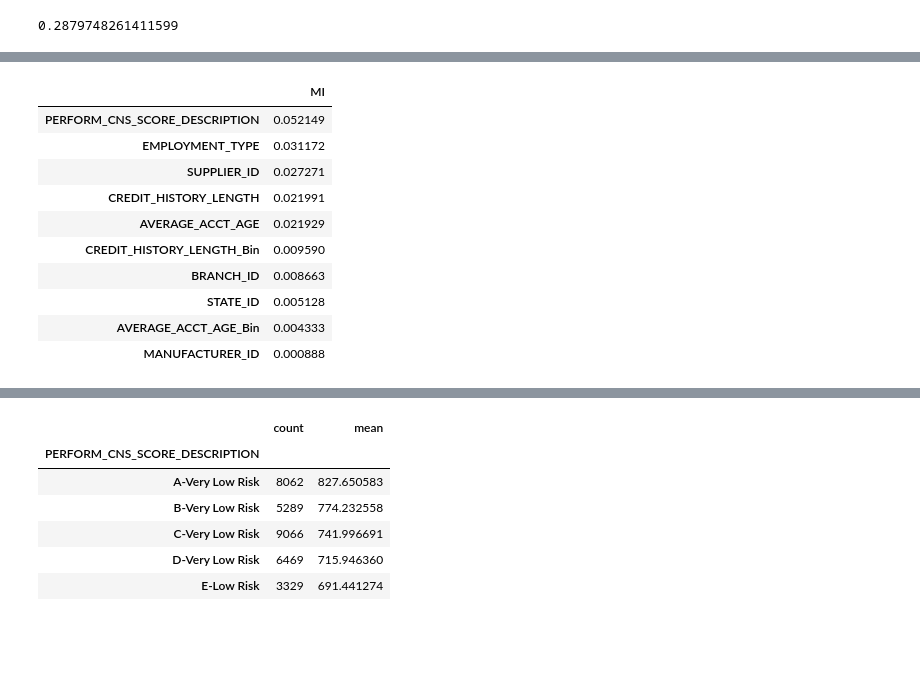
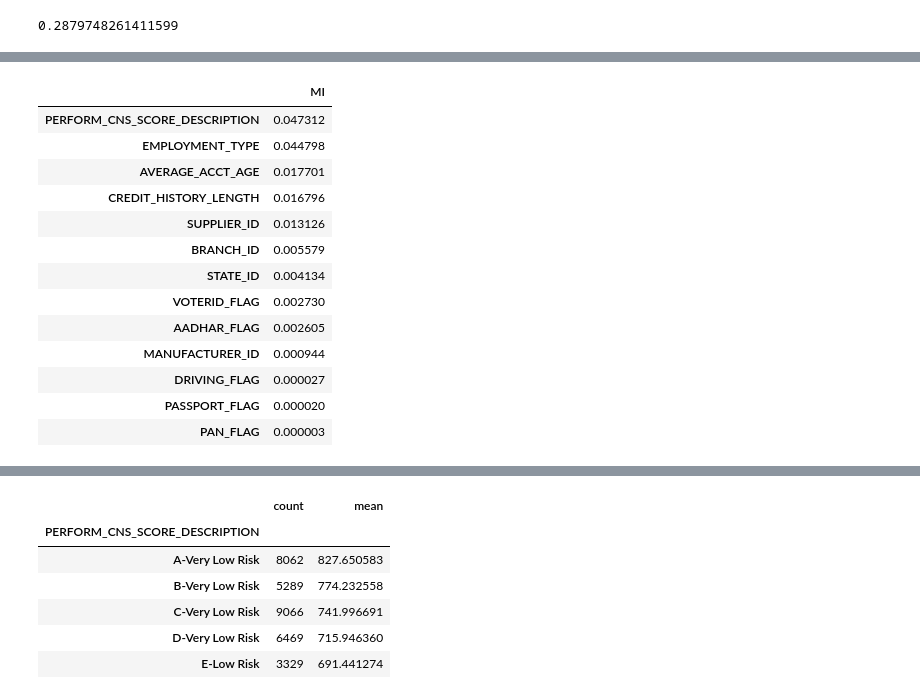
Before and after one commit to yizhou86/LoanDefault, a Jupyter notebook: Loan Default.ipynb, the cells around one changed output, grey strips where cells are left out. Cells and saved outputs as stored; diff of their text form; code cells hidden in the pictures; blank space fills up the shorter version.

```diff
--- a/Loan Default.ipynb
+++ b/Loan Default.ipynb
@@ -228,8 +229,11 @@ memory usage: 36.1+ MB
 # Split columns into categorical and numerical types
 
 categorical_columns = list(df.select_dtypes(include = 'object').columns)
+categorical_columns.extend(['AADHAR_FLAG', 'PAN_FLAG', 'VOTERID_FLAG', 'DRIVING_FLAG', 'PASSPORT_FLAG'])
+
 numerical_columns = list(df.select_dtypes(exclude='object').columns)
-numerical_columns.remove('LOAN_DEFAULT')
+removelist=['LOAN_DEFAULT','AADHAR_FLAG', 'PAN_FLAG', 'VOTERID_FLAG', 'DRIVING_FLAG', 'PASSPORT_FLAG']
+numerical_columns = [ele for ele in numerical_columns if ele not in removelist]
 
 print(categorical_columns)
 print(numerical_columns)
@@ -379,6 +385,0 @@ for col in categorical_columns:
-# %%
-# Regroup AVERAGE_ACCT_AGE and CREDIT_HISTORY_LENGTH by year
-
-df['AVERAGE_ACCT_AGE_Bin'] = df['AVERAGE_ACCT_AGE'].str[:4]
-df['CREDIT_HISTORY_LENGTH_Bin'] = df['CREDIT_HISTORY_LENGTH'].str[:4]
-df.head()
@@ -585,18 +385,0 @@ Name: AVERAGE_ACCT_AGE_Bin, dtype: int64
-# %%
-# For CREDIT_HISTORY_LENGTH_Bin, group 1yrs and above together
-
-CREDIT_HISTORY_LENGTH_Bin_Dict = {
-'0yrs':'0yrs',
-'1yrs':'1yrs_and_above',
-'2yrs':'1yrs_and_above',
-'3yrs':'1yrs_and_above',
-'4yrs':'1yrs_and_above',
-'5yrs':'1yrs_and_above',
-'6yrs':'1yrs_and_above',
-'7yrs':'1yrs_and_above',
-'8yrs_and_above':'1yrs_and_above',
-}
-
-df['CREDIT_HISTORY_LENGTH_Bin'] = df['CREDIT_HISTORY_LENGTH_Bin'].map(CREDIT_HISTORY_LENGTH_Bin_Dict)
-
-df['CREDIT_HISTORY_LENGTH_Bin'].value_counts()
@@ -627,33 +386,31 @@ for col in ['AVERAGE_ACCT_AGE_Bin', 'CREDIT_HISTORY_LENGTH_Bin']:
-# %%
-# Add AVERAGE_ACCT_AGE_Bin and CREDIT_HISTORY_LENGTH_Bin into categorical_columns list
-categorical_columns.extend(['AVERAGE_ACCT_AGE_Bin', 'CREDIT_HISTORY_LENGTH_Bin'])
 # %%
-# Calculate Mutual Information value for all categorical variables
+# Calculate normalized Mutual Information value for all categorical variables
 
 from sklearn.metrics import mutual_info_score
 
 def calculate_mi(series):
-    return mutual_info_score(series, df.LOAN_DEFAULT)
+    return normalized_mutual_info_score(series, df.LOAN_DEFAULT)
 
 df_mi = df[categorical_columns].apply(calculate_mi)
 df_mi = df_mi.sort_values(ascending=False).to_frame(name='MI')
 df_mi
 
-# Based on mutual information value, EMPLOYMENT_TYPE, PERFORM_CNS_SCORE_DESCRIPTION, AVERAGE_ACCT_AGE, and CREDIT_HISTORY_LENGTH
-# have decent strength.
-# SUPPLIER_ID has decent mutual information value, but that may because of the super small sample in some groups that we found
-# earlier.
-# AVERAGE_ACCT_AGE_Bin and CREDIT_HISTORY_LENGTH_Bin doesn't have significant relationship to target variable.
+# 1. Based on mutual information value, EMPLOYMENT_TYPE, PERFORM_CNS_SCORE_DESCRIPTION, AVERAGE_ACCT_AGE, and CREDIT_HISTORY_LENGTH
+#    have decent strength.
+# 2. MANUFACTURER_ID, DRIVING_FLAG, PASSPORT_FLAG, and PAN_FLAG are super weak.
 # %% [output]
 |  | MI |
-| PERFORM_CNS_SCORE_DESCRIPTION | 0.052149 |
-| EMPLOYMENT_TYPE | 0.031172 |
-| SUPPLIER_ID | 0.027271 |
-| CREDIT_HISTORY_LENGTH | 0.021991 |
-| AVERAGE_ACCT_AGE | 0.021929 |
-| CREDIT_HISTORY_LENGTH_Bin | 0.009590 |
-| BRANCH_ID | 0.008663 |
-| STATE_ID | 0.005128 |
-| AVERAGE_ACCT_AGE_Bin | 0.004333 |
-| MANUFACTURER_ID | 0.000888 |
+| PERFORM_CNS_SCORE_DESCRIPTION | 0.047312 |
+| EMPLOYMENT_TYPE | 0.044798 |
+| AVERAGE_ACCT_AGE | 0.017701 |
+| CREDIT_HISTORY_LENGTH | 0.016796 |
+| SUPPLIER_ID | 0.013126 |
+| BRANCH_ID | 0.005579 |
+| STATE_ID | 0.004134 |
+| VOTERID_FLAG | 0.002730 |
+| AADHAR_FLAG | 0.002605 |
+| MANUFACTURER_ID | 0.000944 |
+| DRIVING_FLAG | 0.000027 |
+| PASSPORT_FLAG | 0.000020 |
+| PAN_FLAG | 0.000003 |
 # %%
```
Also changed, not shown: parts of 30 cells of this notebook.
